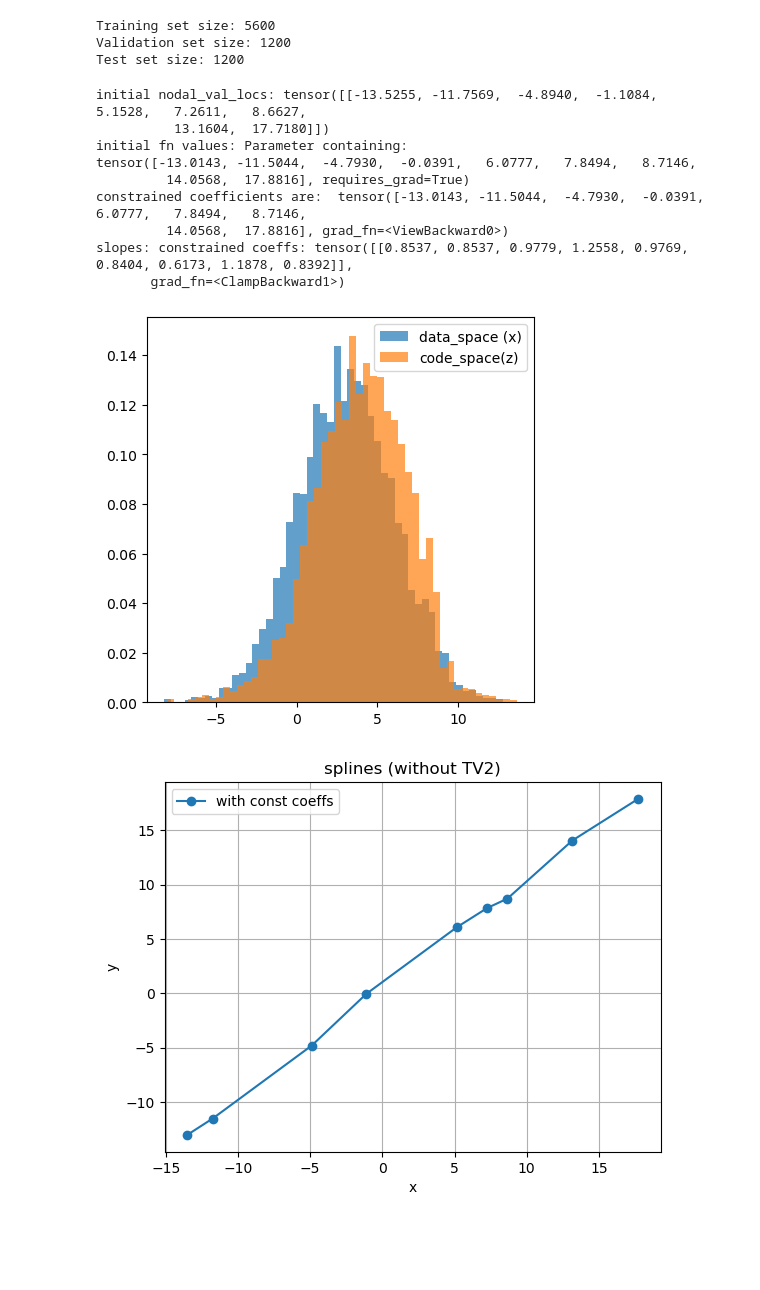
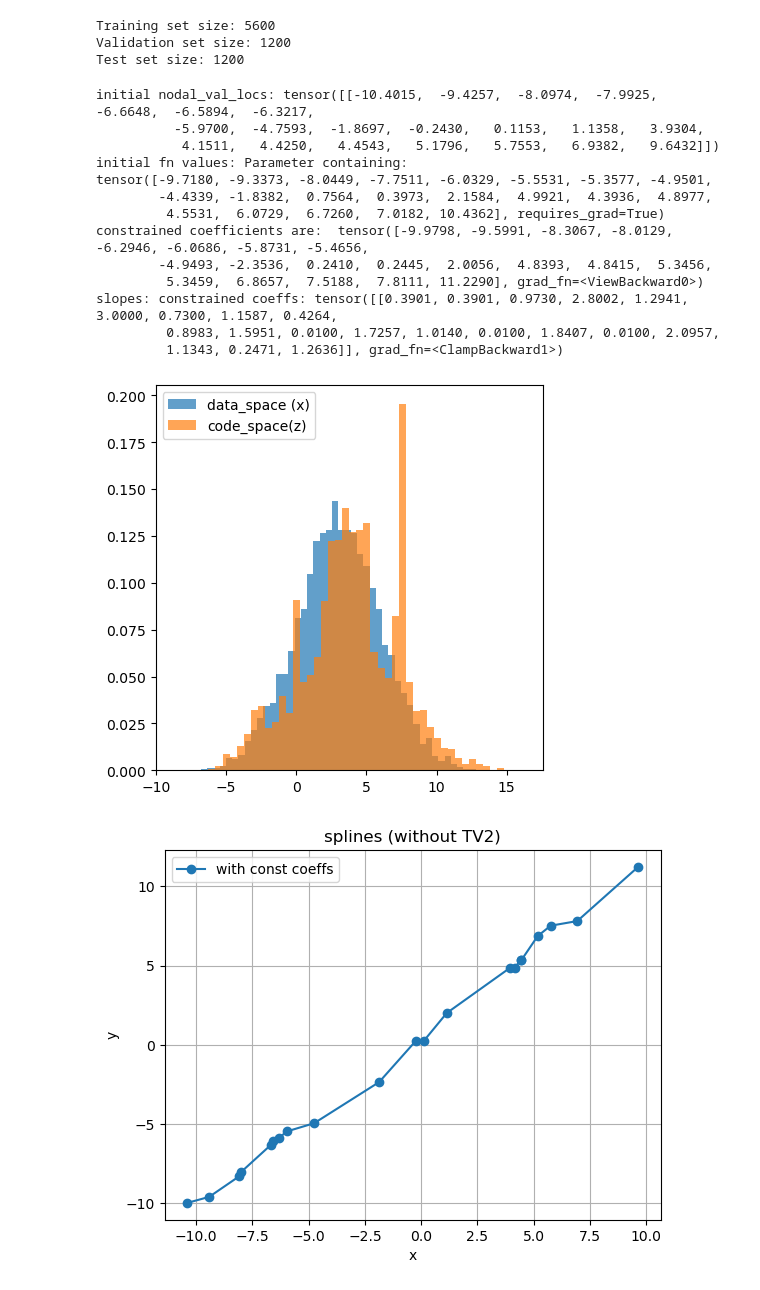
Before and after one commit to neelkanthrawat/Lipschitz_DSNN, a Jupyter notebook: with_TV2_regul.ipynb, the cells around one changed output. Cells and saved outputs as stored; diff of their text form; code cells hidden in the pictures; blank space fills up the shorter version.

```diff
--- a/with_TV2_regul.ipynb
+++ b/with_TV2_regul.ipynb
@@ -555,7 +555,7 @@ def generate_unequally_spaced_sorted_numbers(start_val, end_val, N):
 
     return scaled_values
 # %%
-SIZE=9;RANGE=20; START_VAL=-6; END_VAL=11
+SIZE=21;RANGE=12; START_VAL=-6; END_VAL=11
 GRID_VALS= generate_unequally_spaced_sorted_numbers(start_val=START_VAL,end_val=END_VAL,N=SIZE)
 model2 = LinearSplineSlopeConstrained(
                 mode='fc',
@@ -563,43 +563,47 @@ model2 = LinearSplineSlopeConstrained(
                 size=SIZE,# number of knots is size -2
                 range_=RANGE,
                 #grid_values=GRID_VALS,
                 # grid_values=torch.tensor([-2.9132, -1.,  1.8,  2.1882,  2.9779]),
                 init="random",#"maxmin",# what if I try relu activation function?
                 smin=0.01,
                 smax=3,
                 slope_constrained=1
 ) # slopes of splines is 1, obviously
 
 print("constrained coefficients are: ",model2.slope_constrained_coefficients_vect)
 print(f"slopes: constrained coeffs: {model2.slopes_tensor(for_projected_coeffs=1)}")
 # visualise the code space before the training
 input_tensor = torch.tensor(train_data)
 output_tensor2=model2(input_tensor)
 plot_multiple_histogram([input_tensor.numpy(), output_tensor2.detach().numpy()
                         ],
                         labels_list=["data_space (x)","code_space(z)"])
 
 x2pos, y2pos = model2.nodal_val_loc_tensor.detach().numpy(), model2.slope_constrained_coefficients_vect.detach().numpy()
     # Add labels, title, and grid
     # plt.figure(figsize=(8,8))
 plt.figure()
 plot_with_annotations(x2pos[0][:], y2pos[:],
                     title="splines (without TV2)", xlabel="x", ylabel="y",
                     annotate=0)
 plt.legend()
 plt.show()
 # %% [output]
-initial nodal_val_locs: tensor([[-13.5255, -11.7569,  -4.8940,  -1.1084,   5.1528,   7.2611,   8.6627,
-          13.1604,  17.7180]])
+initial nodal_val_locs: tensor([[-10.4015,  -9.4257,  -8.0974,  -7.9925,  -6.6648,  -6.5894,  -6.3217,
+          -5.9700,  -4.7593,  -1.8697,  -0.2430,   0.1153,   1.1358,   3.9304,
+           4.1511,   4.4250,   4.4543,   5.1796,   5.7553,   6.9382,   9.6432]])
 initial fn values: Parameter containing:
-tensor([-13.0143, -11.5044,  -4.7930,  -0.0391,   6.0777,   7.8494,   8.7146,
-         14.0568,  17.8816], requires_grad=True)
-constrained coefficients are:  tensor([-13.0143, -11.5044,  -4.7930,  -0.0391,   6.0777,   7.8494,   8.7146,
-         14.0568,  17.8816], grad_fn=<ViewBackward0>)
-slopes: constrained coeffs: tensor([[0.8537, 0.8537, 0.9779, 1.2558, 0.9769, 0.8404, 0.6173, 1.1878, 0.8392]],
-       grad_fn=<ClampBackward1>)
+tensor([-9.7180, -9.3373, -8.0449, -7.7511, -6.0329, -5.5531, -5.3577, -4.9501,
+        -4.4339, -1.8382,  0.7564,  0.3973,  2.1584,  4.9921,  4.3936,  4.8977,
+         4.5531,  6.0729,  6.7260,  7.0182, 10.4362], requires_grad=True)
+constrained coefficients are:  tensor([-9.9798, -9.5991, -8.3067, -8.0129, -6.2946, -6.0686, -5.8731, -5.4656,
+        -4.9493, -2.3536,  0.2410,  0.2445,  2.0056,  4.8393,  4.8415,  5.3456,
+         5.3459,  6.8657,  7.5188,  7.8111, 11.2290], grad_fn=<ViewBackward0>)
+slopes: constrained coeffs: tensor([[0.3901, 0.3901, 0.9730, 2.8002, 1.2941, 3.0000, 0.7300, 1.1587, 0.4264,
+         0.8983, 1.5951, 0.0100, 1.7257, 1.0140, 0.0100, 1.8407, 0.0100, 2.0957,
+         1.1343, 0.2471, 1.2636]], grad_fn=<ClampBackward1>)
-[figure, old version]
+[figure, new version]
-[figure, old version]
+[figure, new version]
 # %%
 # training 100 rounds with low tv2 regularization
 train_loss2, val_loss2, epoch_wise_param_list,coeffs_unconstrained_evol2, coeffs_const_evol2 = train_and_evaluate(
```
Also changed, not shown: parts of 25 cells of this notebook.
